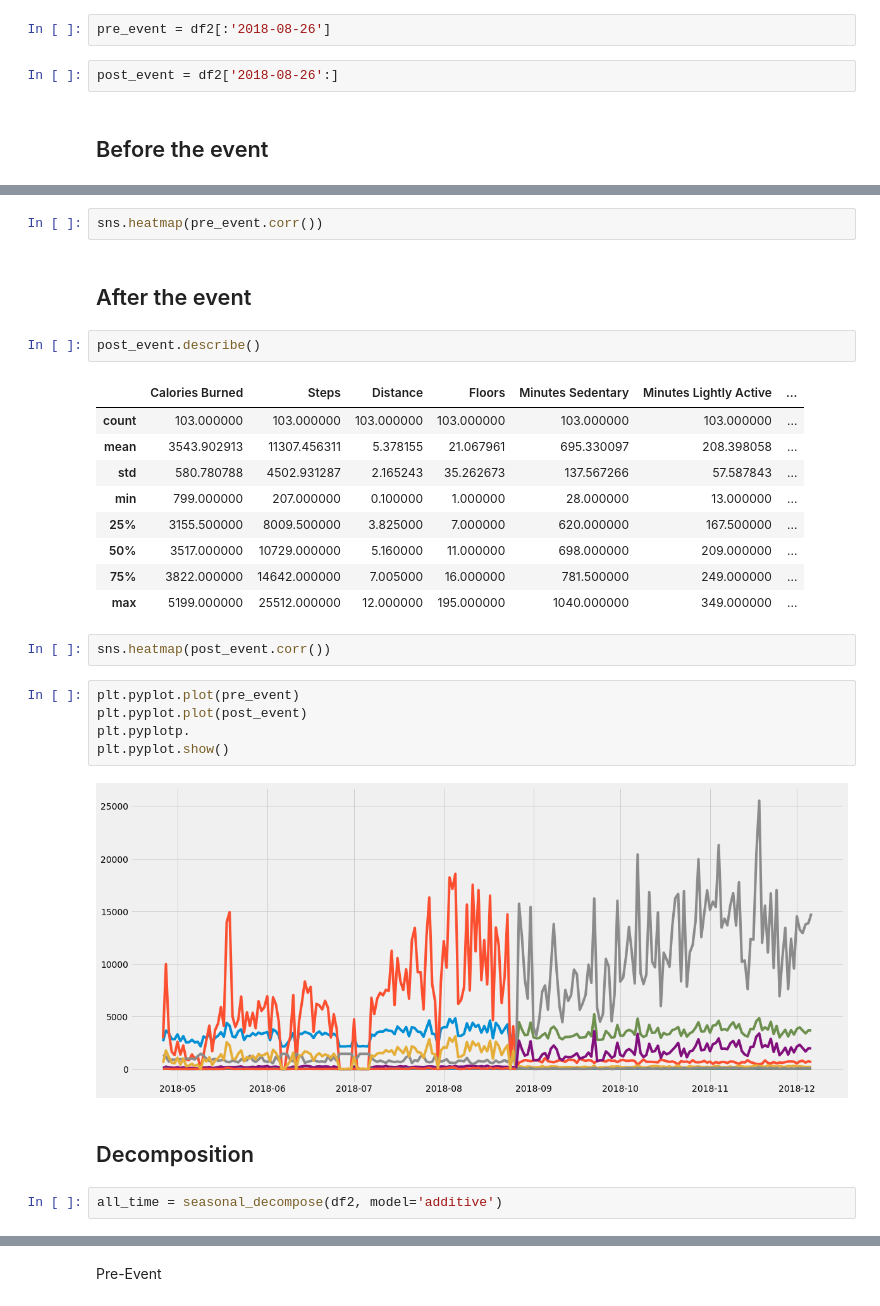
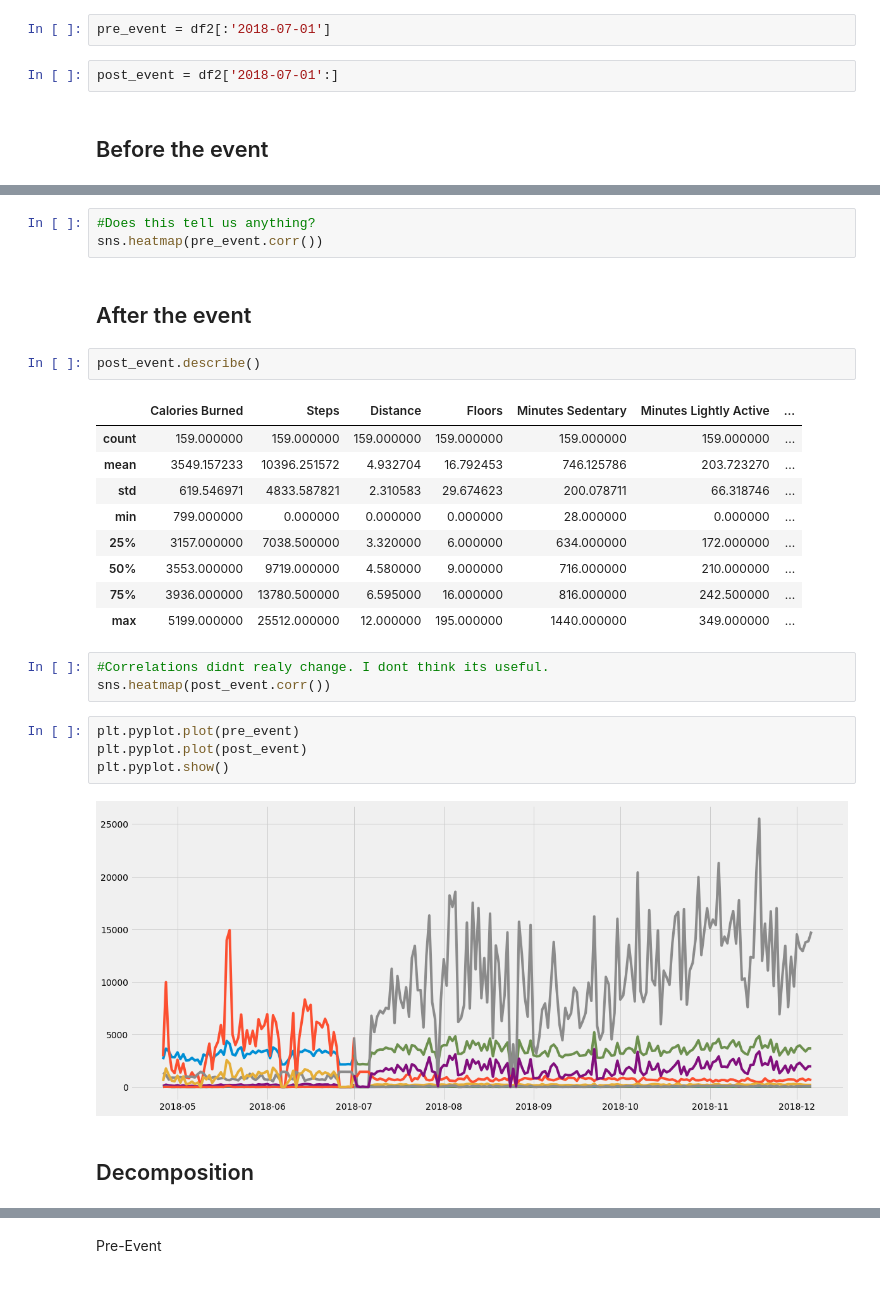
Before and after one commit to CrapWork/time-series, a Jupyter notebook: bare-bones.ipynb, the cells around one changed output, grey strips where cells are left out. Saved outputs shown, nothing was run; the diff lists cells and outputs as text.

```diff
--- a/bare-bones.ipynb
+++ b/bare-bones.ipynb
@@ -82,9 +83,9 @@ event_range.plot()
 <matplotlib.axes._subplots.AxesSubplot at 0x...>
 [figure]
 # %%
-pre_event = df2[:'2018-08-26']
+pre_event = df2[:'2018-07-01']
 # %%
-post_event = df2['2018-08-26':]
+post_event = df2['2018-07-01':]
 # %% [markdown]
 ## Before the event
 # %%
@@ -102,29 +103,28 @@ pre_event.describe()
-# %%
-sns.heatmap(pre_event.corr())
+# %%
+#Does this tell us anything?
+sns.heatmap(pre_event.corr())
 # %% [markdown]
 ## After the event
 # %%
 post_event.describe()
 # %% [output]
 |  | Calories Burned | Steps | Distance | Floors | Minutes Sedentary | Minutes Lightly Active | ... |
-| count | 103.000000 | 103.000000 | 103.000000 | 103.000000 | 103.000000 | 103.000000 | ... |
-| mean | 3543.902913 | 11307.456311 | 5.378155 | 21.067961 | 695.330097 | 208.398058 | ... |
-| std | 580.780788 | 4502.931287 | 2.165243 | 35.262673 | 137.567266 | 57.587843 | ... |
-| min | 799.000000 | 207.000000 | 0.100000 | 1.000000 | 28.000000 | 13.000000 | ... |
-| 25% | 3155.500000 | 8009.500000 | 3.825000 | 7.000000 | 620.000000 | 167.500000 | ... |
-| 50% | 3517.000000 | 10729.000000 | 5.160000 | 11.000000 | 698.000000 | 209.000000 | ... |
-| 75% | 3822.000000 | 14642.000000 | 7.005000 | 16.000000 | 781.500000 | 249.000000 | ... |
-| max | 5199.000000 | 25512.000000 | 12.000000 | 195.000000 | 1040.000000 | 349.000000 | ... |
+| count | 159.000000 | 159.000000 | 159.000000 | 159.000000 | 159.000000 | 159.000000 | ... |
+| mean | 3549.157233 | 10396.251572 | 4.932704 | 16.792453 | 746.125786 | 203.723270 | ... |
+| std | 619.546971 | 4833.587821 | 2.310583 | 29.674623 | 200.078711 | 66.318746 | ... |
+| min | 799.000000 | 0.000000 | 0.000000 | 0.000000 | 28.000000 | 0.000000 | ... |
+| 25% | 3157.000000 | 7038.500000 | 3.320000 | 6.000000 | 634.000000 | 172.000000 | ... |
+| 50% | 3553.000000 | 9719.000000 | 4.580000 | 9.000000 | 716.000000 | 210.000000 | ... |
+| 75% | 3936.000000 | 13780.500000 | 6.595000 | 16.000000 | 816.000000 | 242.500000 | ... |
+| max | 5199.000000 | 25512.000000 | 12.000000 | 195.000000 | 1440.000000 | 349.000000 | ... |
-# %%
-sns.heatmap(post_event.corr())
+# %%
+#Correlations didnt realy change. I dont think its useful.
+sns.heatmap(post_event.corr())
 # %%
 plt.pyplot.plot(pre_event)
 plt.pyplot.plot(post_event)
-plt.pyplotp.
 plt.pyplot.show()
 # %% [output]
-[figure, old version]
+[figure, new version]
 # %% [markdown]
 ## Decomposition
-# %%
-all_time = seasonal_decompose(df2, model='additive')
```
Also changed, not shown: parts of 17 cells of this notebook.
